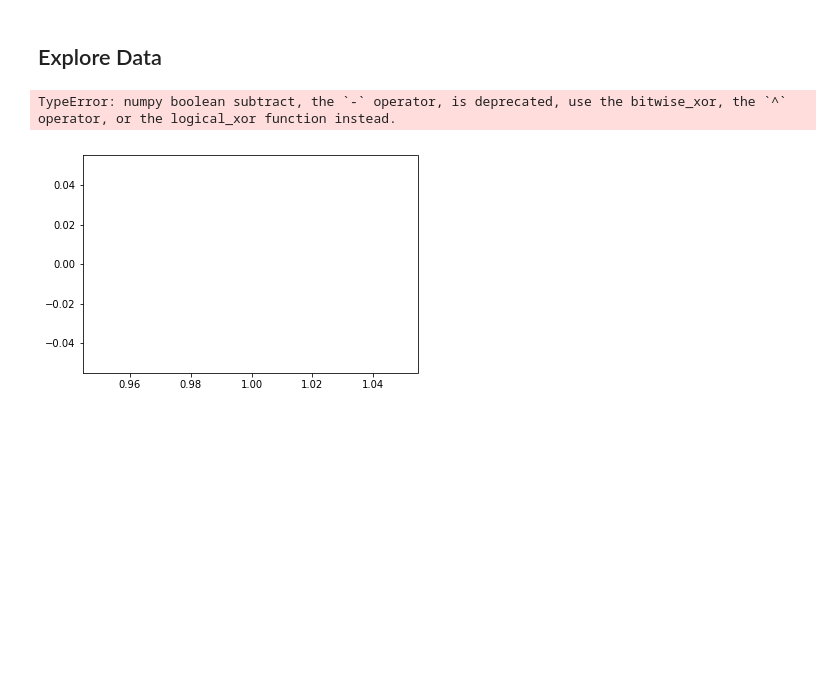
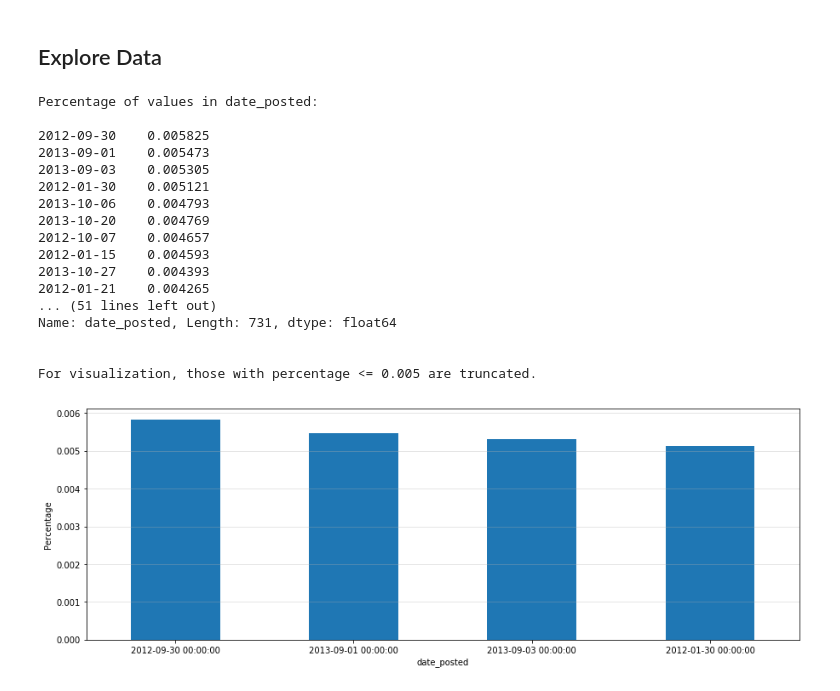
Before and after one commit to capp-machine-learning/DonorsChoose-machine-learning, a Jupyter notebook: data_exploration.ipynb, the cells around one changed output. Drawn from its saved outputs; the diff is of its cells as text; code cells hidden in the pictures; blank space fills up the shorter version.

```diff
--- a/data_exploration.ipynb
+++ b/data_exploration.ipynb
@@ -47,7 +61,23 @@ df.head()
 # %% [markdown]
 ## Explore Data
 # %%
-pipeline.visualize_cont_var_dist(df, ['students_reached'])
+pipeline.view_variable_freq(df, 'date_posted')
 # %% [output]
-TypeError: numpy boolean subtract, the `-` operator, is deprecated, use the bitwise_xor, the `^` operator, or the logical_xor function instead.
+Percentage of values in date_posted:
+
+2012-09-30    0.005825
+2013-09-01    0.005473
+2013-09-03    0.005305
+2012-01-30    0.005121
+2013-10-06    0.004793
+2013-10-20    0.004769
+2012-10-07    0.004657
+2012-01-15    0.004593
+2013-10-27    0.004393
+2012-01-21    0.004265
+... (51 lines left out)
+Name: date_posted, Length: 731, dtype: float64
+
+
+For visualization, those with percentage <= 0.005 are truncated.
-[figure, old version]
+[figure, new version]
```
Also changed, not shown: parts of 6 cells of this notebook, 1 other file.
